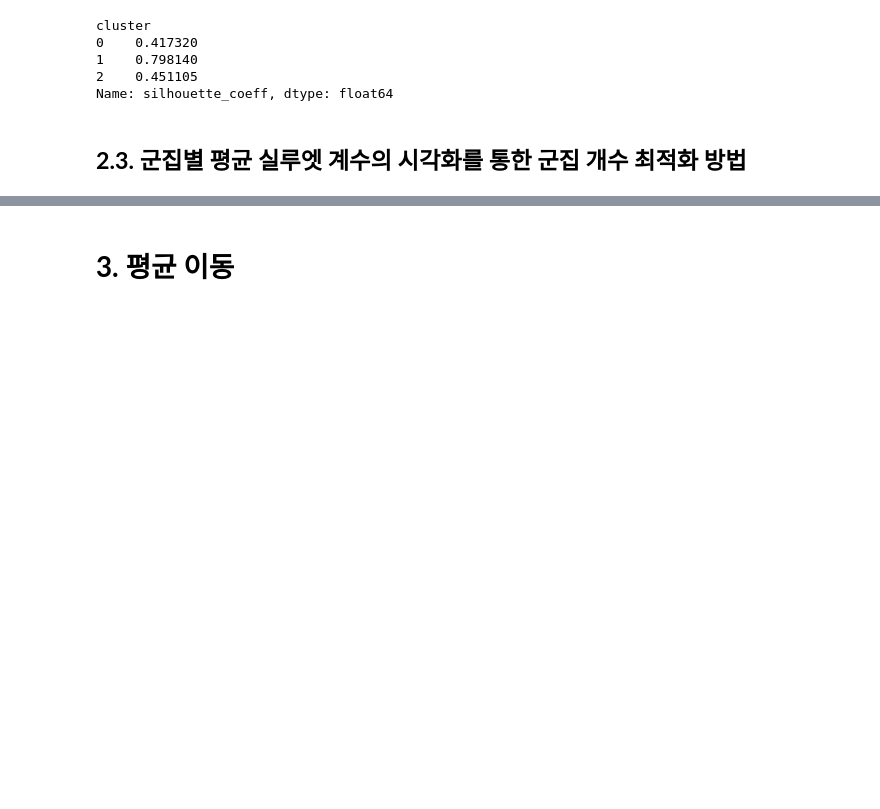
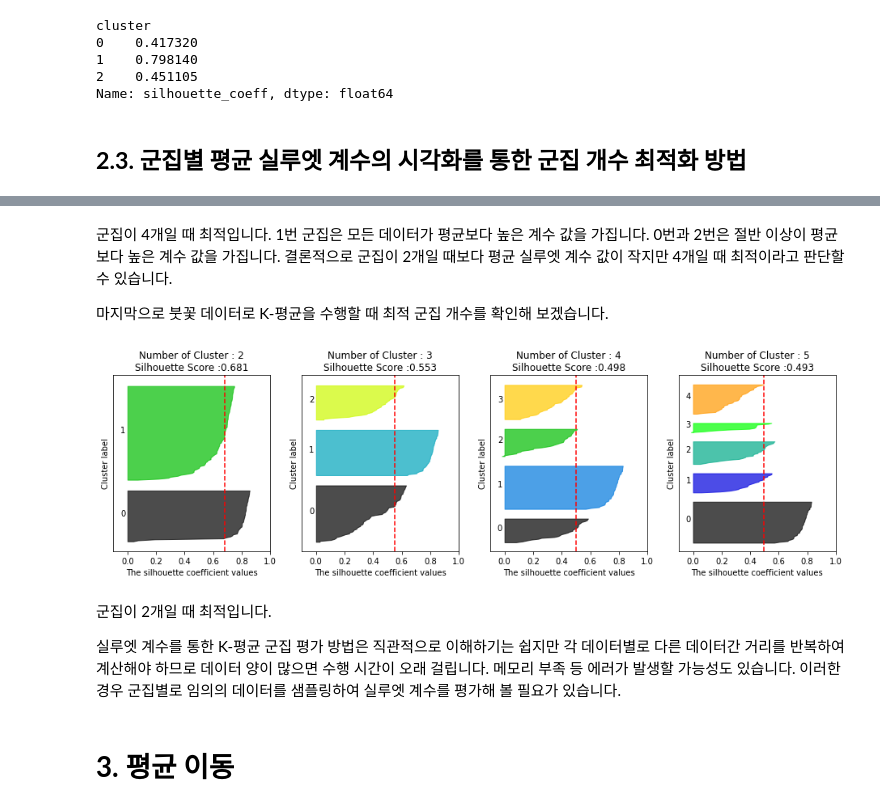
Before and after one commit to LeeSeungwon89/Machine-learning_Theory, a Jupyter notebook: CHAPTER7 군집화.ipynb, the cells around one changed output, grey strips where cells are left out. Drawn from its saved outputs; the diff is of its cells as text; code cells hidden in the pictures; blank space fills up the shorter version.

```diff
--- a/CHAPTER7 군집화.ipynb
+++ b/CHAPTER7 군집화.ipynb
@@ -331,3 +393,18 @@ Name: silhouette_coeff, dtype: float64
+# %% [markdown]
+군집이 4개일 때 최적입니다. 1번 군집은 모든 데이터가 평균보다 높은 계수 값을 가집니다. 0번과 2번은 절반 이상이 평균보다 높은 계수 값을 가집니다. 결론적으로 군집이 2개일 때보다 평균 실루엣 계수 값이 작지만 4개일 때 최적이라고 판단할 수 있습니다.
+
+마지막으로 붓꽃 데이터로 K-평균을 수행할 때 최적 군집 개수를 확인해 보겠습니다.
+# %%
+from sklearn.datasets import load_iris
+
+iris = load_iris()
+visualize_silhouette([2, 3, 4, 5], iris.data)
+# %% [output]
+[figure, added]
+# %% [markdown]
+군집이 2개일 때 최적입니다.
+
+실루엣 계수를 통한 K-평균 군집 평가 방법은 직관적으로 이해하기는 쉽지만 각 데이터별로 다른 데이터간 거리를 반복하여 계산해야 하므로 데이터 양이 많으면 수행 시간이 오래 걸립니다. 메모리 부족 등 에러가 발생할 가능성도 있습니다. 이러한 경우 군집별로 임의의 데이터를 샘플링하여 실루엣 계수를 평가해 볼 필요가 있습니다.
 # %% [markdown]
 # **3. 평균 이동**
 # %% [markdown]
```
Also changed, not shown: parts of 8 cells of this notebook.
